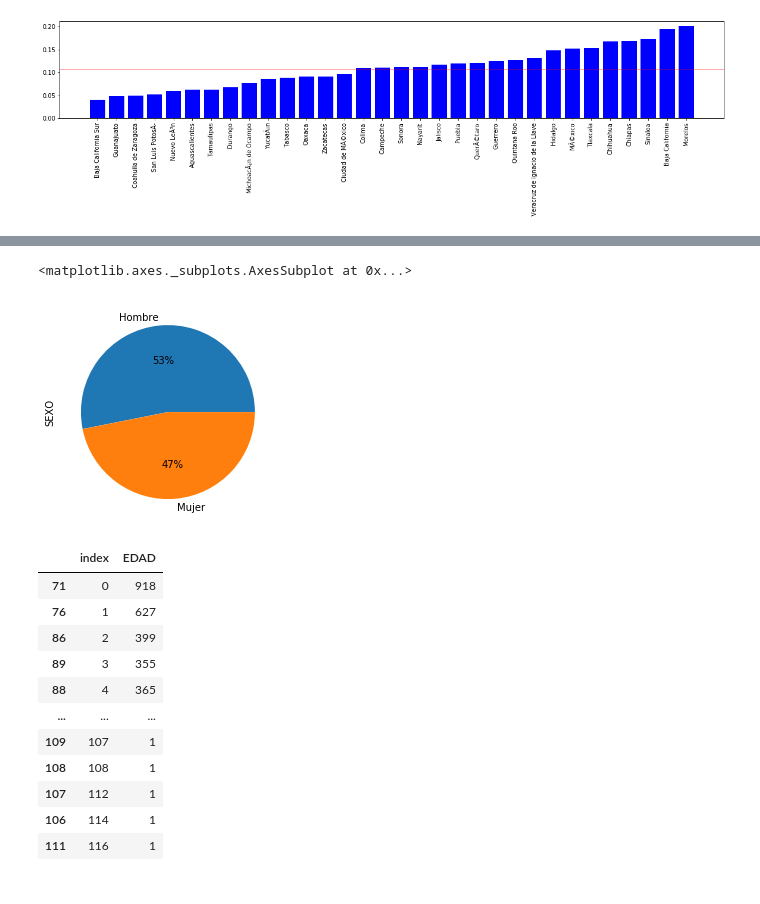
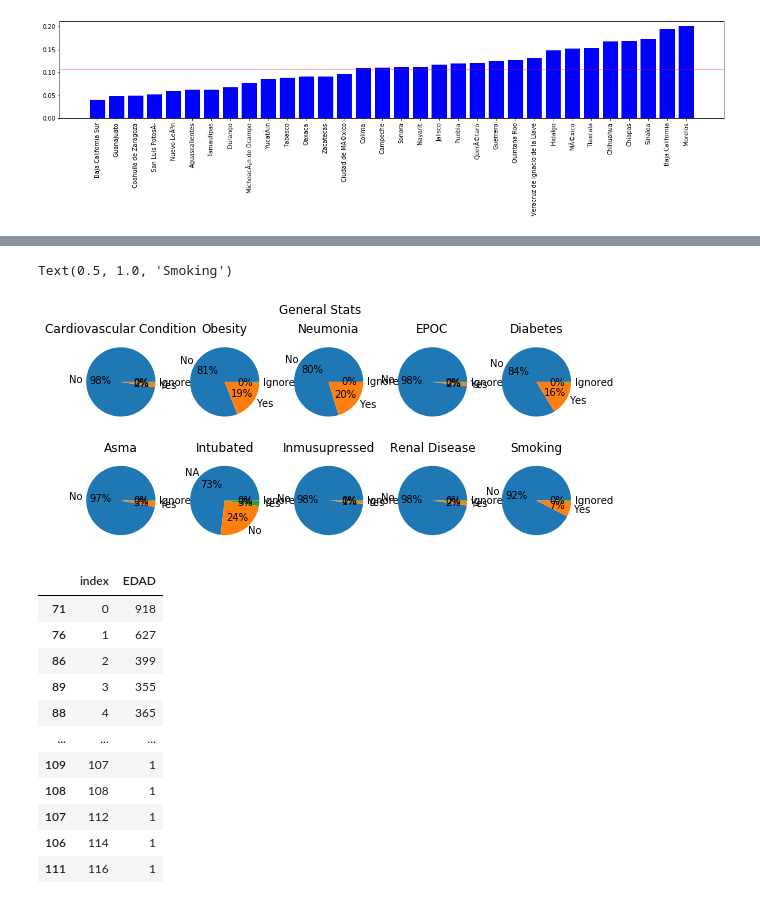
Before and after one commit to berelieta/project1, a Jupyter notebook: Exploración y Limpieza Datos.ipynb, the cells around one changed output, grey strips where cells are left out. Saved outputs shown, nothing was run; the diff lists cells and outputs as text; code cells hidden in the pictures.

```diff
--- a/Exploración y Limpieza Datos.ipynb
+++ b/Exploración y Limpieza Datos.ipynb
@@ -172,8 +167,29 @@ plt.bar(statsEstado_df['NOMBRE_ESTADO'], statsEstado_df['TASA_FALLECIMIENTOS'],
-# %%
-df["SEXO"].value_counts().plot(kind='pie', autopct='%1.0f%%', labels = ['Hombre', 'Mujer'])
-# %% [output]
-<matplotlib.axes._subplots.AxesSubplot at 0x...>
-[figure, removed]
+# %%
+fig, ((ax1, ax2, ax3,ax4, ax5), (ax6,ax7, ax8, ax9,ax10)) = plt.subplots(2, 5)
+fig.suptitle('General Stats')
+ax1.pie(dfcovid["CARDIOVASCULAR"].value_counts(),autopct='%1.0f%%',labels=["No","Yes","Ignored"])
+ax1.set_title('Cardiovascular Condition')
+ax2.pie(dfcovid["OBESIDAD"].value_counts(),autopct='%1.0f%%',labels=["No","Yes","Ignored"])
+ax2.set_title('Obesity')
+ax3.pie(dfcovid["NEUMONIA"].value_counts(),autopct='%1.0f%%',labels=["No","Yes","Ignored"])
+ax3.set_title('Neumonia')
+ax4.pie(dfcovid["EPOC"].value_counts(),autopct='%1.0f%%',labels=["No","Yes","Ignored"])
+ax4.set_title('EPOC')
+ax5.pie(dfcovid["DIABETES"].value_counts(),autopct='%1.0f%%',labels=["No","Yes","Ignored"])
+ax5.set_title('Diabetes')
+ax6.pie(dfcovid["ASMA"].value_counts(),autopct='%1.0f%%',labels=["No","Yes","Ignored"])
+ax6.set_title('Asma')
+ax7.pie(dfcovid["INTUBADO"].value_counts(),autopct='%1.0f%%',labels=["NA","No","Yes","Ignored"])
+ax7.set_title('Intubated')
+ax8.pie(dfcovid["INMUSUPR"].value_counts(),autopct='%1.0f%%',labels=["No","Yes","Ignored"])
+ax8.set_title('Inmusupressed')
+ax9.pie(dfcovid["RENAL_CRONICA"].value_counts(),autopct='%1.0f%%',labels=["No","Yes","Ignored"])
+ax9.set_title('Renal Disease')
+ax10.pie(dfcovid["TABAQUISMO"].value_counts(),autopct='%1.0f%%',labels=["No","Yes","Ignored"])
+ax10.set_title('Smoking')
+# %% [output]
+Text(0.5, 1.0, 'Smoking')
+[figure, added]
 # %%
 edad_df = df['EDAD'].value_counts(sort=True).reset_index()
 edad_df.sort_values('index')
```
Also changed, not shown: parts of 13 cells of this notebook.
